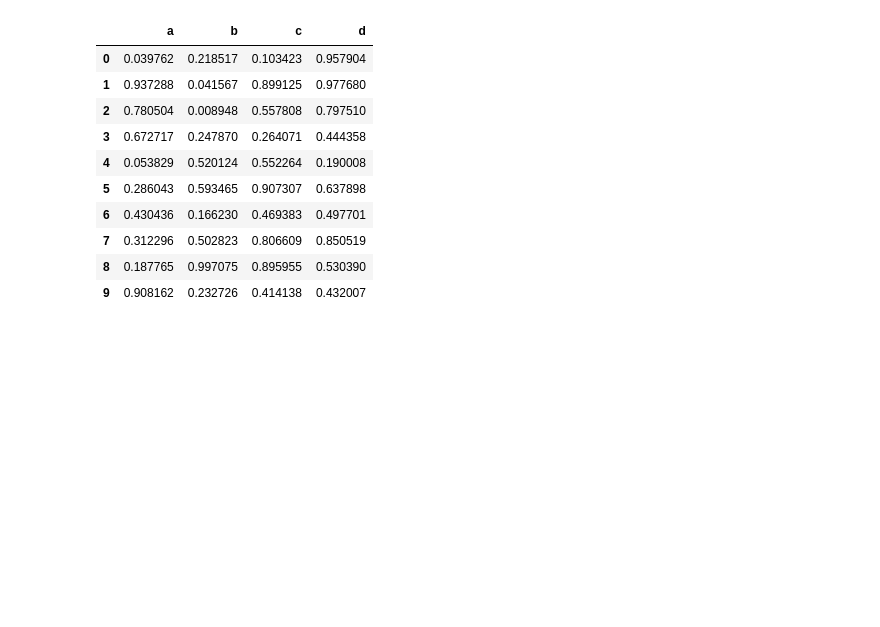
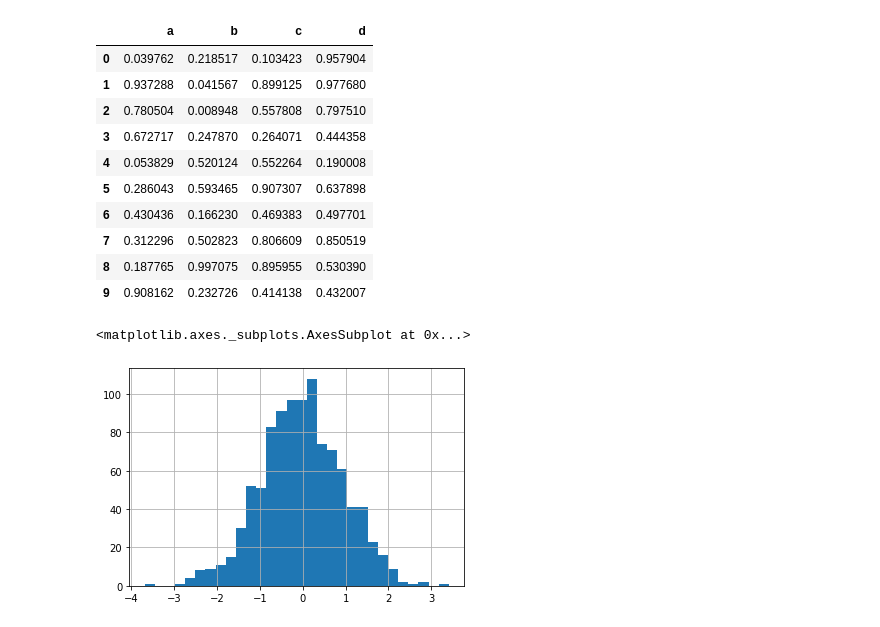
Before and after one commit to louiskenyon98/python-for-finance, a Jupyter notebook: 04-Visualization-Matplotlib-Pandas/04-02-Pandas Visualization/Pandas Data Visualisation.ipynb, the cells around one changed output. Saved outputs shown, nothing was run; the diff lists cells and outputs as text; code cells hidden in the pictures; blank space fills up the shorter version.

Commit message:
Pandas visualisation

```diff
--- a/04-Visualization-Matplotlib-Pandas/04-02-Pandas Visualization/Pandas Data Visualisation.ipynb
+++ b/04-Visualization-Matplotlib-Pandas/04-02-Pandas Visualization/Pandas Data Visualisation.ipynb
@@ -29,3 +30,9 @@ df2
 | 7 | 0.312296 | 0.502823 | 0.806609 | 0.850519 |
 | 8 | 0.187765 | 0.997075 | 0.895955 | 0.530390 |
 | 9 | 0.908162 | 0.232726 | 0.414138 | 0.432007 |
+# %%
+#Histogram
+df1['A'].hist(bins=30)
+# %% [output]
+<matplotlib.axes._subplots.AxesSubplot at 0x...>
+[figure, added]
```
Also changed, not shown: parts of 8 cells of this notebook.
